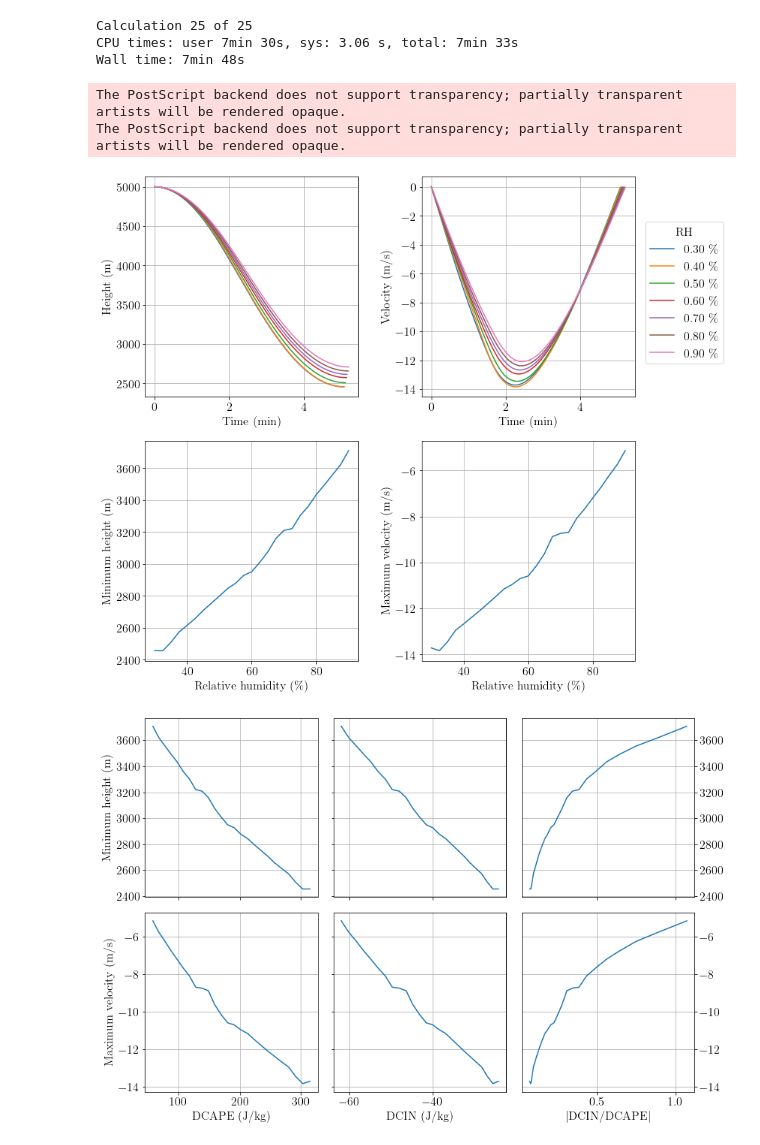
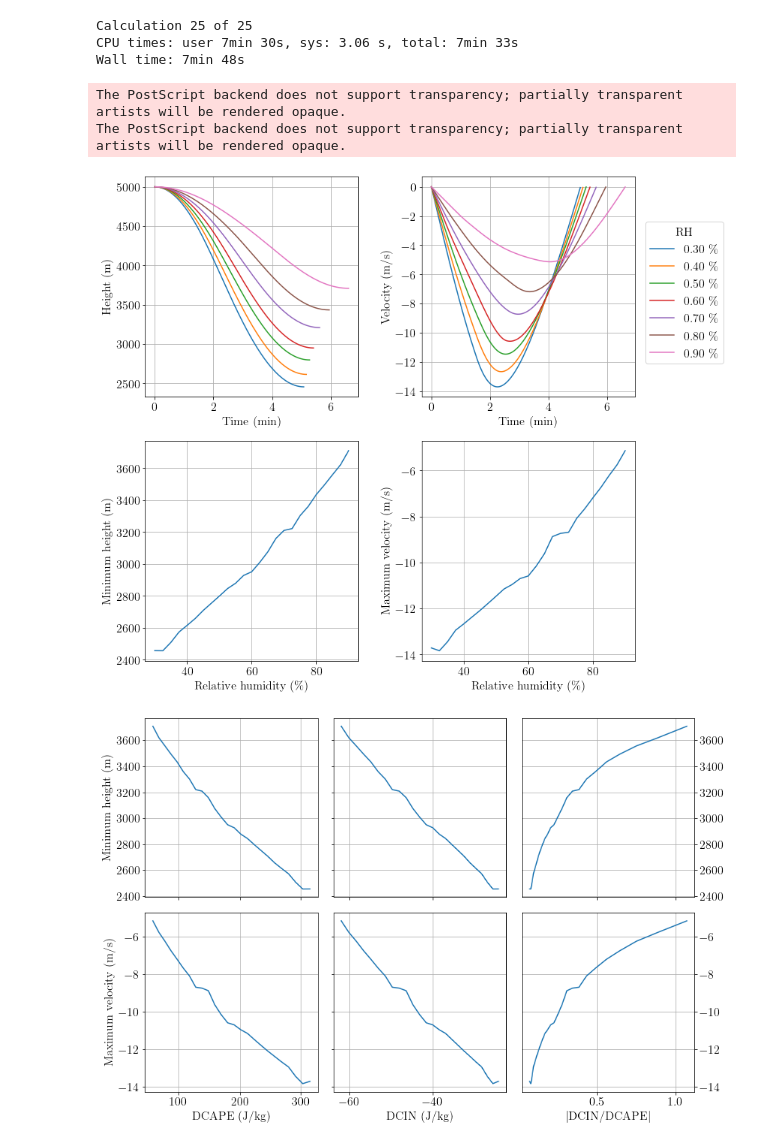
Before and after one commit to tschanzer/taste-of-research-21T3, a Jupyter notebook: notebooks/final_experiments/20211110_varying_env_humidity.ipynb, the cells around one changed output. Saved outputs shown, nothing was run; the diff lists cells and outputs as text; code cells hidden in the pictures.

Commit message:
Fix plotting mistake

```diff
--- a/notebooks/final_experiments/20211110_varying_env_humidity.ipynb
+++ b/notebooks/final_experiments/20211110_varying_env_humidity.ipynb
@@ -94,45 +94,45 @@ Wall time: 7min 48s
 # %%
 fig = plt.figure(figsize=(12,10))
 ax = fig.add_subplot(221)
-for i, rh in enumerate(relative_humidity[::4]):
-    ax.plot(time, sols[i].height)
+for sol, rh in zip(sols[::4], relative_humidity[::4]):
+    ax.plot(time, sol.height)
 ax.grid()
 ax.set(
     xlabel='Time (min)',
     ylabel='Height (m)')
 
 ax = fig.add_subplot(222)
-for i, rh in enumerate(relative_humidity[::4]):
-    ax.plot(time, sols[i].velocity, label='{:.2f} \%'.format(rh))
+for sol, rh in zip(sols[::4], relative_humidity[::4]):
+    ax.plot(time, sol.velocity, label='{:.2f} \%'.format(rh))
 lgd = ax.legend(loc=[1.05, 0.15])
 lgd.set_title('RH')
 ax.grid()
 ax.set(
     xlabel='Time (min)',
     ylabel='Velocity (m/s)')
 
 ax = fig.add_subplot(223)
 ax.plot(relative_humidity*1e2, [sol.min_height.m for sol in sols])
 ax.grid()
 ax.set(
     xlabel='Relative humidity (\%)',
     ylabel='Minimum height (m)')
 
 ax = fig.add_subplot(224)
 ax.plot(relative_humidity*1e2, [np.nanmin(sol.velocity.m) for sol in sols])
 ax.grid()
 ax.set(
     xlabel='Relative humidity (\%)',
     ylabel='Maximum velocity (m/s)')
 
 fig.tight_layout()
 fig.savefig(fig_path + 'motion_vs_RH_2gram_1perkm.eps', facecolor='w',
             bbox_inches='tight')
 plt.show()
 # %% [output]
 The PostScript backend does not support transparency; partially transparent artists will be rendered opaque.
 The PostScript backend does not support transparency; partially transparent artists will be rendered opaque.
-[figure, old version]
+[figure, new version]
 # %%
 fig = plt.figure(figsize=(12,8))
 
```
Also changed, not shown: 3 other files.
